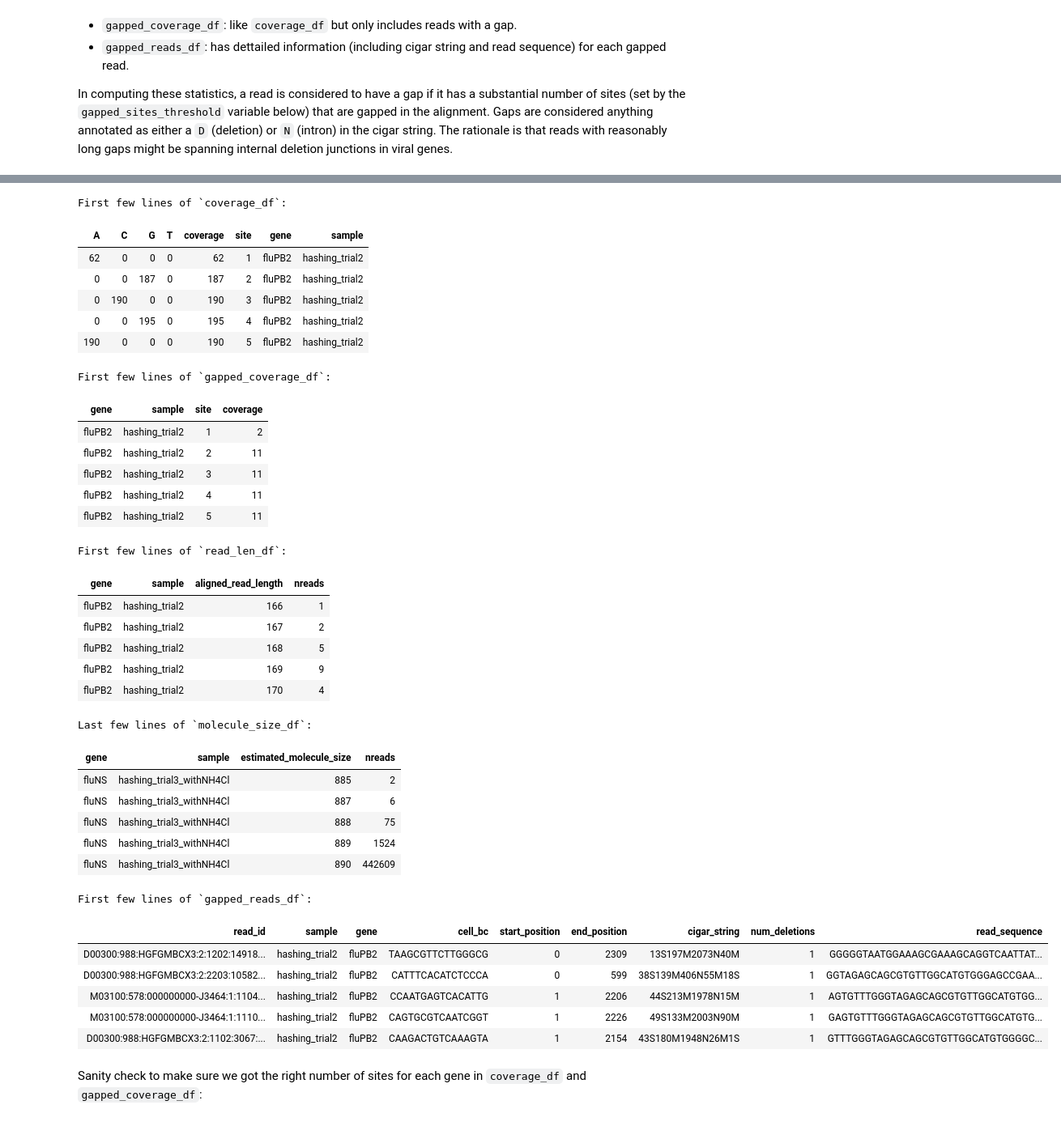
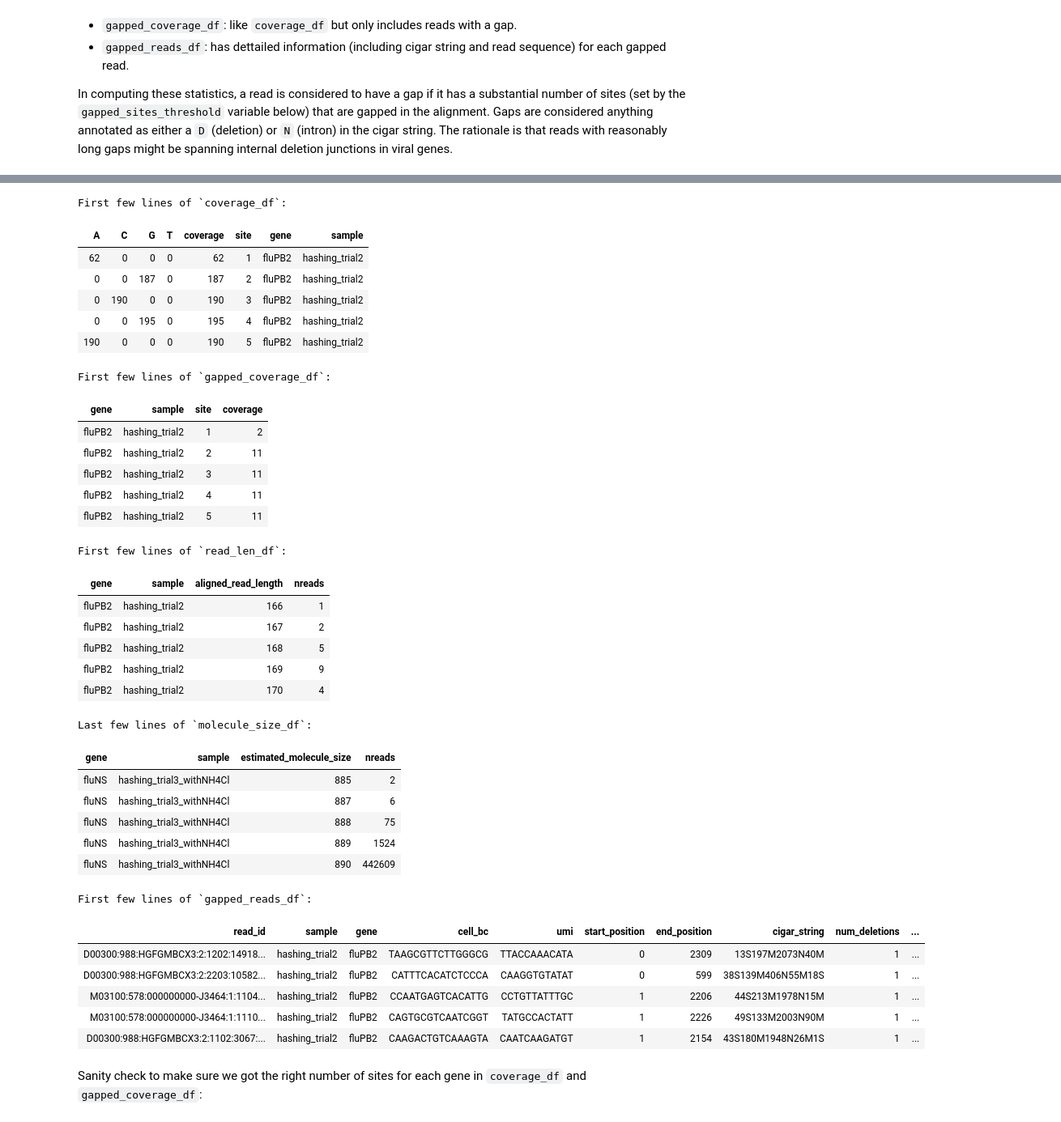
Before and after one commit to jbloomlab/barcoded_flu_pdmH1N1, a Jupyter notebook: gap_analysis.ipynb, the cells around one changed output, grey strips where cells are left out. Shown at 81% size. Saved outputs shown, nothing was run; the diff lists cells and outputs as text; code cells hidden in the pictures.

```diff
--- a/gap_analysis.ipynb
+++ b/gap_analysis.ipynb
@@ -286,6 +286,7 @@ for viral_gene, sample10x in itertools.product(viral_genes, samples_10x):
                                   'sample': [sample10x],
                                   'gene': [gene_name],
                                   'cell_bc': robust_get_tag(read,tag='CB'),
+                                  'umi': robust_get_tag(read,tag='UB'),
                                   'start_position': min(read.get_reference_positions()),
                                   'end_position': max(read.get_reference_positions()),
                                   'cigar_string': read.cigarstring,
@@ -421,39 +422,39 @@ Getting statistics for fluNS in hashing_trial3_withNH4Cl from results/aligned_fa
 | fluNS | hashing_trial3_withNH4Cl | 448136 | 3920 |
 First few lines of `coverage_df`:
 | A | C | G | T | coverage | site | gene | sample |
 | 62 | 0 | 0 | 0 | 62 | 1 | fluPB2 | hashing_trial2 |
 | 0 | 0 | 187 | 0 | 187 | 2 | fluPB2 | hashing_trial2 |
 | 0 | 190 | 0 | 0 | 190 | 3 | fluPB2 | hashing_trial2 |
 | 0 | 0 | 195 | 0 | 195 | 4 | fluPB2 | hashing_trial2 |
 | 190 | 0 | 0 | 0 | 190 | 5 | fluPB2 | hashing_trial2 |
 First few lines of `gapped_coverage_df`:
 | gene | sample | site | coverage |
 | fluPB2 | hashing_trial2 | 1 | 2 |
 | fluPB2 | hashing_trial2 | 2 | 11 |
 | fluPB2 | hashing_trial2 | 3 | 11 |
 | fluPB2 | hashing_trial2 | 4 | 11 |
 | fluPB2 | hashing_trial2 | 5 | 11 |
 First few lines of `read_len_df`:
 | gene | sample | aligned_read_length | nreads |
 | fluPB2 | hashing_trial2 | 166 | 1 |
 | fluPB2 | hashing_trial2 | 167 | 2 |
 | fluPB2 | hashing_trial2 | 168 | 5 |
 | fluPB2 | hashing_trial2 | 169 | 9 |
 | fluPB2 | hashing_trial2 | 170 | 4 |
 Last few lines of `molecule_size_df`:
 | gene | sample | estimated_molecule_size | nreads |
 | fluNS | hashing_trial3_withNH4Cl | 885 | 2 |
 | fluNS | hashing_trial3_withNH4Cl | 887 | 6 |
 | fluNS | hashing_trial3_withNH4Cl | 888 | 75 |
 | fluNS | hashing_trial3_withNH4Cl | 889 | 1524 |
 | fluNS | hashing_trial3_withNH4Cl | 890 | 442609 |
 First few lines of `gapped_reads_df`:
-| read_id | sample | gene | cell_bc | start_position | end_position | cigar_string | num_deletions | read_sequence |
-| D00300:988:HGFGMBCX3:2:1202:14918... | hashing_trial2 | fluPB2 | TAAGCGTTCTTGGGCG | 0 | 2309 | 13S197M2073N40M | 1 | GGGGGTAATGGAAAGCGAAAGCAGGTCAATTAT... |
-| D00300:988:HGFGMBCX3:2:2203:10582... | hashing_trial2 | fluPB2 | CATTTCACATCTCCCA | 0 | 599 | 38S139M406N55M18S | 1 | GGTAGAGCAGCGTGTTGGCATGTGGGAGCCGAA... |
-| M03100:578:000000000-J3464:1:1104... | hashing_trial2 | fluPB2 | CCAATGAGTCACATTG | 1 | 2206 | 44S213M1978N15M | 1 | AGTGTTTGGGTAGAGCAGCGTGTTGGCATGTGG... |
-| M03100:578:000000000-J3464:1:1110... | hashing_trial2 | fluPB2 | CAGTGCGTCAATCGGT | 1 | 2226 | 49S133M2003N90M | 1 | GAGTGTTTGGGTAGAGCAGCGTGTTGGCATGTG... |
-| D00300:988:HGFGMBCX3:2:1102:3067:... | hashing_trial2 | fluPB2 | CAAGACTGTCAAAGTA | 1 | 2154 | 43S180M1948N26M1S | 1 | GTTTGGGTAGAGCAGCGTGTTGGCATGTGGGGC... |
+| read_id | sample | gene | cell_bc | umi | start_position | end_position | cigar_string | num_deletions | ... |
+| D00300:988:HGFGMBCX3:2:1202:14918... | hashing_trial2 | fluPB2 | TAAGCGTTCTTGGGCG | TTACCAAACATA | 0 | 2309 | 13S197M2073N40M | 1 | ... |
+| D00300:988:HGFGMBCX3:2:2203:10582... | hashing_trial2 | fluPB2 | CATTTCACATCTCCCA | CAAGGTGTATAT | 0 | 599 | 38S139M406N55M18S | 1 | ... |
+| M03100:578:000000000-J3464:1:1104... | hashing_trial2 | fluPB2 | CCAATGAGTCACATTG | CCTGTTATTTGC | 1 | 2206 | 44S213M1978N15M | 1 | ... |
+| M03100:578:000000000-J3464:1:1110... | hashing_trial2 | fluPB2 | CAGTGCGTCAATCGGT | TATGCCACTATT | 1 | 2226 | 49S133M2003N90M | 1 | ... |
+| D00300:988:HGFGMBCX3:2:1102:3067:... | hashing_trial2 | fluPB2 | CAAGACTGTCAAAGTA | CAATCAAGATGT | 1 | 2154 | 43S180M1948N26M1S | 1 | ... |
 # %% [markdown]
 Sanity check to make sure we got the right number of sites for each gene in `coverage_df` and `gapped_coverage_df`:
 # %%
```
Also changed, not shown: parts of 12 cells of this notebook.
